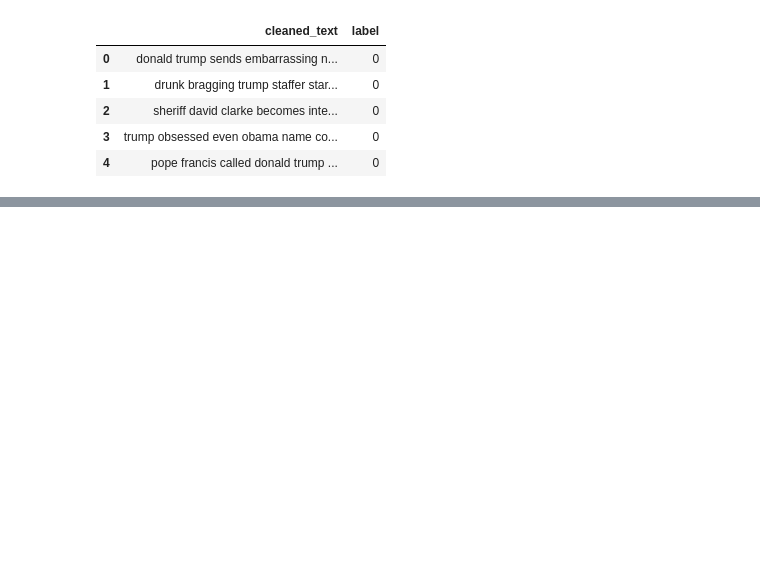
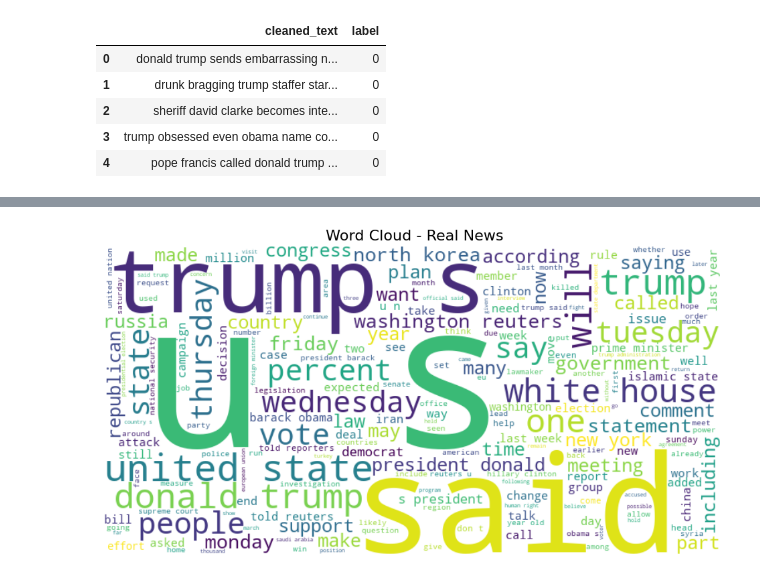
Before and after one commit to chetan-palta/fake-news-detector, a Jupyter notebook: notebooks/02_text_preprocessing.ipynb, the cells around one changed output, grey strips where cells are left out. Cells and saved outputs as stored; diff of their text form; code cells hidden in the pictures; blank space fills up the shorter version.

```diff
--- a/notebooks/02_text_preprocessing.ipynb
+++ b/notebooks/02_text_preprocessing.ipynb
@@ -62,0 +72,10 @@ df[['cleaned_text', 'label']].head()
+# %%
+# Real news word cloud
+plt.figure(figsize=(12, 6))
+wordcloud_real = WordCloud(width=800, height=400, background_color='white').generate(real_text)
+plt.imshow(wordcloud_real, interpolation='bilinear')
+plt.axis('off')
+plt.title(' Word Cloud - Real News', fontsize=16)
+plt.show()
+# %% [output]
+[figure, added]
```
Also changed, not shown: parts of 6 cells of this notebook, 1 other file.
